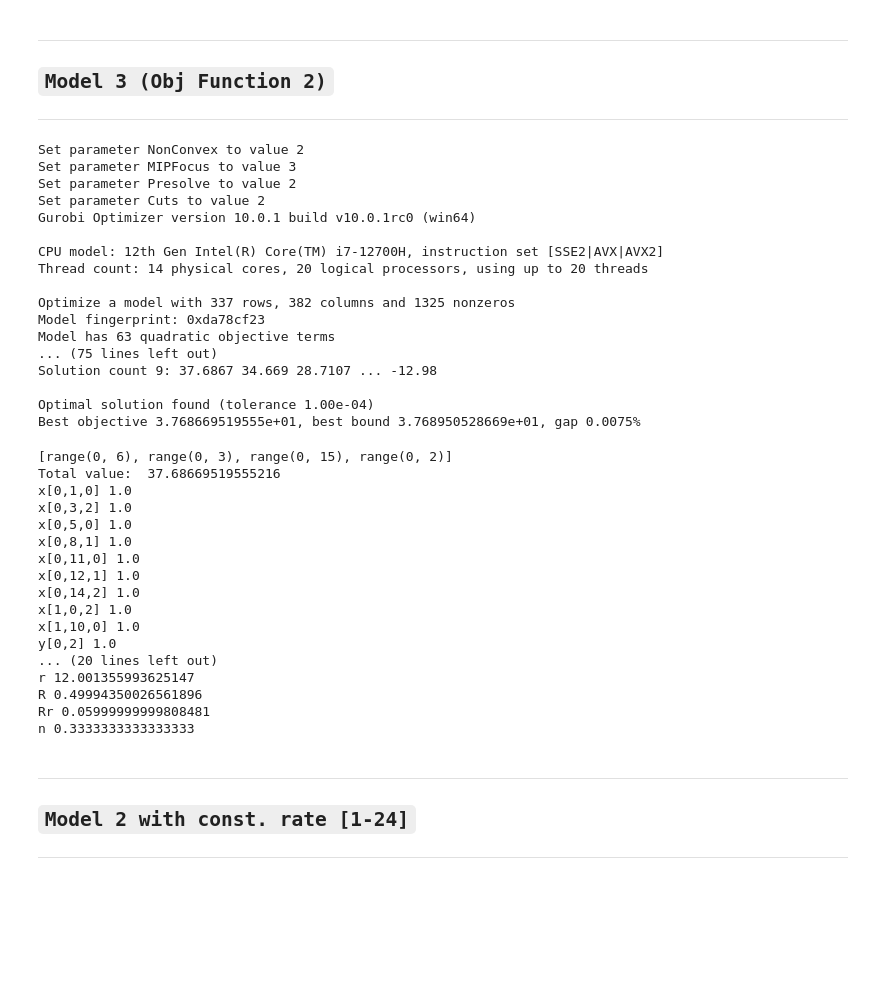
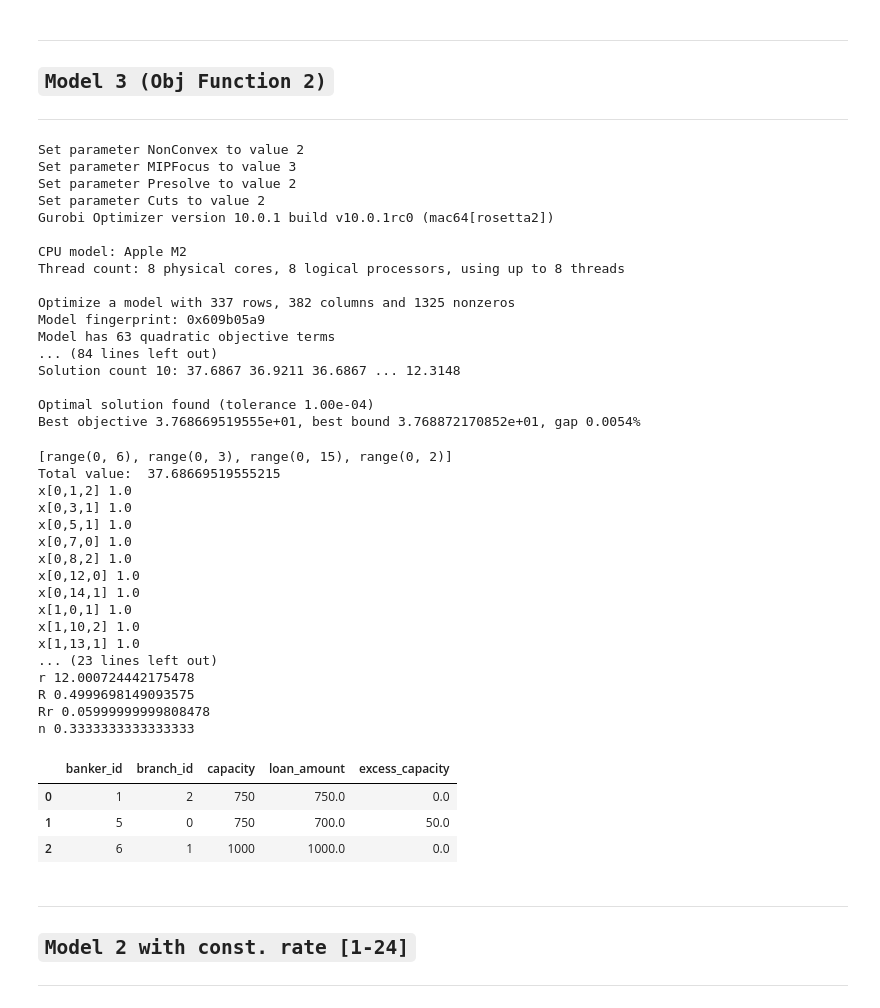
Before and after one commit to TinaL9703/oi_group_assignment, a Jupyter notebook: group assignment-model.ipynb, the cells around one changed output. Cells and saved outputs as stored; diff of their text form; code cells hidden in the pictures; blank space fills up the shorter version.

```diff
--- a/group assignment-model.ipynb
+++ b/group assignment-model.ipynb
@@ -727,7 +765,7 @@ m.addConstrs( (gp.quicksum( x[t,l,b] * loan.iloc[l]["loan_amount"]
 
 m.addConstrs( (gp.quicksum( x[t,l,b] * loan.iloc[l]["loan_amount"]
                    for t in T for l in L if loan.iloc[l]["loan_type"]==t)
-               >= 0.1 * bank.iloc[b]["capacity"] for b in B),
+               >= 0.11 * bank.iloc[b]["capacity"] for b in B),
             name='6.each bank spend 10% of cap')
 
 m.addConstrs( (gp.quicksum( x[t,l,b] for b in B ) ==
@@ -776,44 +814,74 @@ Set parameter NonConvex to value 2
 Set parameter MIPFocus to value 3
 Set parameter Presolve to value 2
 Set parameter Cuts to value 2
-Gurobi Optimizer version 10.0.1 build v10.0.1rc0 (win64)
+Gurobi Optimizer version 10.0.1 build v10.0.1rc0 (mac64[rosetta2])
 
-CPU model: 12th Gen Intel(R) Core(TM) i7-12700H, instruction set [SSE2|AVX|AVX2]
-Thread count: 14 physical cores, 20 logical processors, using up to 20 threads
+CPU model: Apple M2
+Thread count: 8 physical cores, 8 logical processors, using up to 8 threads
 
 Optimize a model with 337 rows, 382 columns and 1325 nonzeros
-Model fingerprint: 0xda78cf23
+Model fingerprint: 0x609b05a9
 Model has 63 quadratic objective terms
-... (75 lines left out)
-Solution count 9: 37.6867 34.669 28.7107 ... -12.98
+... (84 lines left out)
+Solution count 10: 37.6867 36.9211 36.6867 ... 12.3148
 
 Optimal solution found (tolerance 1.00e-04)
-Best objective 3.768669519555e+01, best bound 3.768950528669e+01, gap 0.0075%
+Best objective 3.768669519555e+01, best bound 3.768872170852e+01, gap 0.0054%
 # %%
 # m.write("model.lp")
+assigned_loans_m3 = []
+assigned_bankers_m3 = []
+branch_m3 = []
+branch_dict_m3 = defaultdict()
+
 print([P,B,L,T])
 print('Total value: ', m.objVal)
 for v in m.getVars():
     if v.x > 1e-6:
         print(v.varName, v.x)
+        if v.varName[0] == 'z':
+            assigned_bankers_m3.append(int(v.varName[2:-1].split(',')[2])+1)
+            assigned_loans_m3.append(int(v.varName[2:-1].split(',')[1]))
+            branch_m3.append(branch_dict_m3[int(v.varName[2:-1].split(',')[2])+1])
+        if v.varName[0] == 'y':
+            branch_dict_m3[int(v.varName[2:-1].split(',')[0])+1] = int(v.varName[2:-1].split(',')[1])
 # %% [output]
 [range(0, 6), range(0, 3), range(0, 15), range(0, 2)]
-Total value:  37.68669519555216
-x[0,1,0] 1.0
-x[0,3,2] 1.0
-x[0,5,0] 1.0
-x[0,8,1] 1.0
-x[0,11,0] 1.0
-x[0,12,1] 1.0
-x[0,14,2] 1.0
-x[1,0,2] 1.0
-x[1,10,0] 1.0
-y[0,2] 1.0
-... (20 lines left out)
-r 12.001355993625147
-R 0.49994350026561896
-Rr 0.05999999999808481
+Total value:  37.68669519555215
+x[0,1,2] 1.0
+x[0,3,1] 1.0
+x[0,5,1] 1.0
+x[0,7,0] 1.0
+x[0,8,2] 1.0
+x[0,12,0] 1.0
+x[0,14,1] 1.0
+x[1,0,1] 1.0
+x[1,10,2] 1.0
+x[1,13,1] 1.0
+... (23 lines left out)
+r 12.000724442175478
+R 0.4999698149093575
+Rr 0.05999999999808478
 n 0.3333333333333333
+# %%
+assignment_df_m3 = pd.DataFrame({'banker_id':assigned_bankers_m3,
+                              'branch_id': branch_m3,
+                              'loan_id':assigned_loans_m3})
+assignment_df_m3 = pd.merge(assignment_df_m3, banker[['banker_id', 'capacity']], how='left', on='banker_id')
+# loan2 = loan.reset_index(names='loan_id')
+# bank2 = bank.reset_index(names='branch_id')
+assignment_df_m3 = pd.merge(assignment_df_m3, loan2, how='left', on='loan_id')
+assignment_df_m3 = pd.merge(assignment_df_m3, bank2[['branch_id','location']], how='left', on='branch_id')
+# cols = ['banker_id', 'branch_id', 'capacity', 'loan_amount']
+grouped_df_m3 = assignment_df_m3[cols].groupby(['banker_id', 'branch_id','capacity']).sum().reset_index()
+grouped_df_m3['excess_capacity'] = grouped_df_m3['capacity'] - grouped_df_m3['loan_amount']
+# %%
+grouped_df_m3
+# %% [output]
+|  | banker_id | branch_id | capacity | loan_amount | excess_capacity |
+| 0 | 1 | 2 | 750 | 750.0 | 0.0 |
+| 1 | 5 | 0 | 750 | 700.0 | 50.0 |
+| 2 | 6 | 1 | 1000 | 1000.0 | 0.0 |
 # %% [markdown]
 ---
 
```
Also changed, not shown: parts of 11 cells of this notebook.
